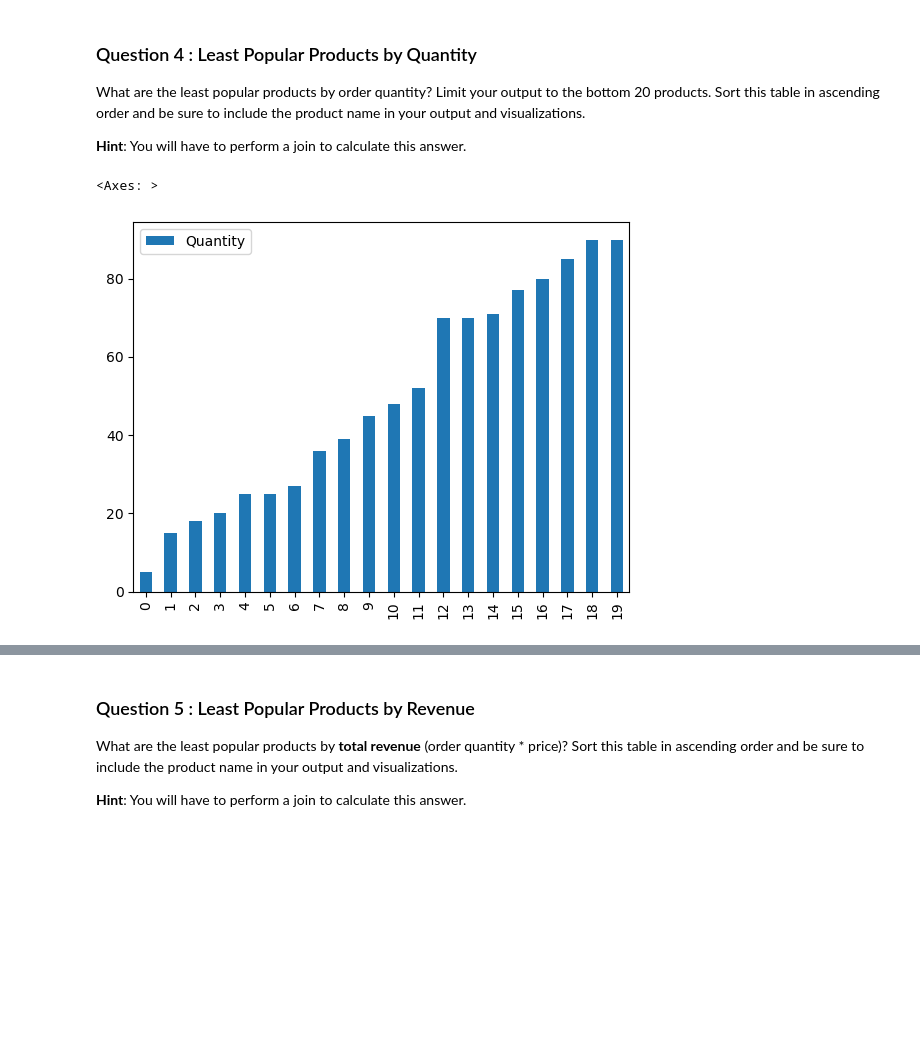
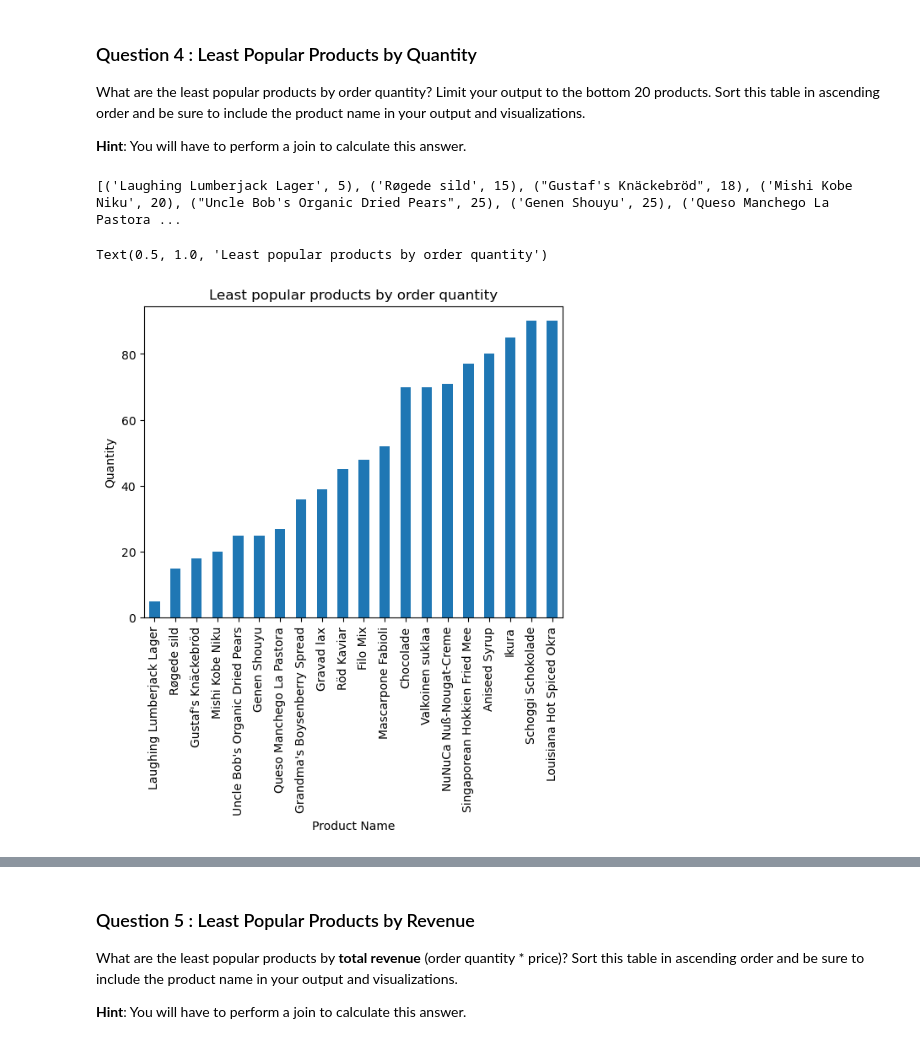
Before and after one commit to jnzhag/Ad-Hoc-Analysis-, a Jupyter notebook: adhoc_report.ipynb, the cells around one changed output, grey strips where cells are left out. Cells and saved outputs as stored; diff of their text form; code cells hidden in the pictures; blank space fills up the shorter version.

```diff
--- a/adhoc_report.ipynb
+++ b/adhoc_report.ipynb
@@ -108,12 +135,18 @@ cursor.execute("""
 
 # TODO: Fetch your list of tuples and print it out
 rows = cursor.fetchall()
+print(rows)
+# %% [output]
+[('Laughing Lumberjack Lager', 5), ('Røgede sild', 15), ("Gustaf's Knäckebröd", 18), ('Mishi Kobe Niku', 20), ("Uncle Bob's Organic Dried Pears", 25), ('Genen Shouyu', 25), ('Queso Manchego La Pastora ...
 # %%
 # TODO: Convert your list of tuples to a dataframe
 df = pd.DataFrame(rows, columns=['ProductName', 'Quantity'])
 
 # TODO: Generate a visualization on this dataframe
-df.plot.bar()
+df.plot.bar(x = "ProductName", y = 'Quantity', legend = False)
+plt.xlabel('Product Name')
+plt.ylabel('Quantity')
+plt.title('Least popular products by order quantity')
 # %% [output]
-<Axes: >
+Text(0.5, 1.0, 'Least popular products by order quantity')
-[figure, old version]
+[figure, new version]
```
Also changed, not shown: parts of 24 cells of this notebook.
